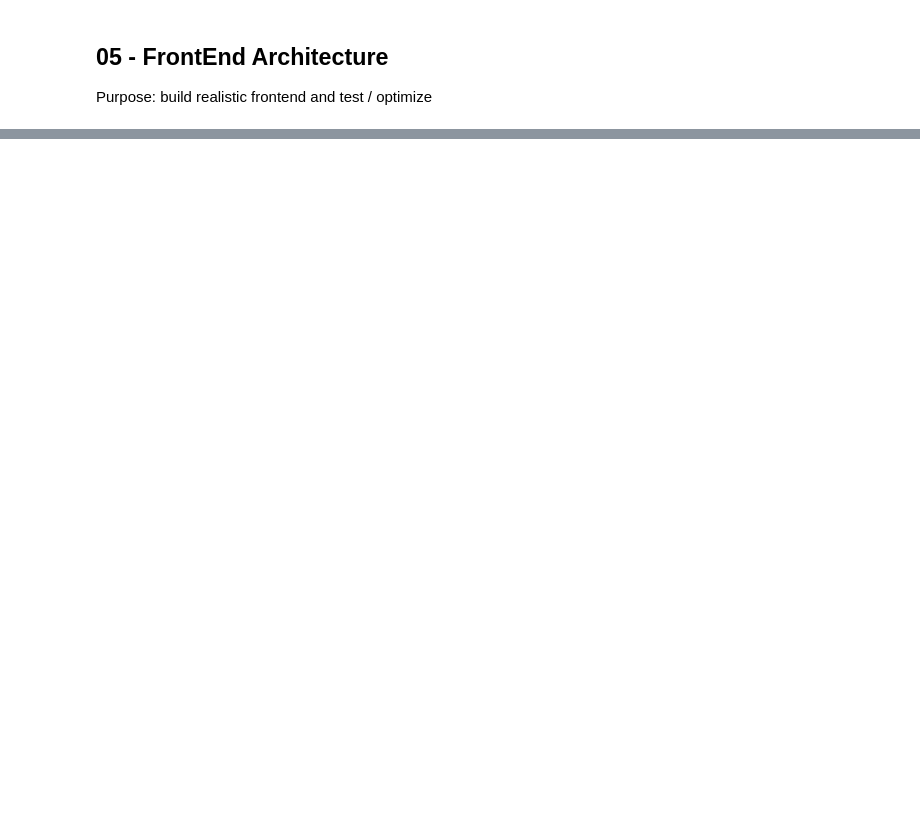
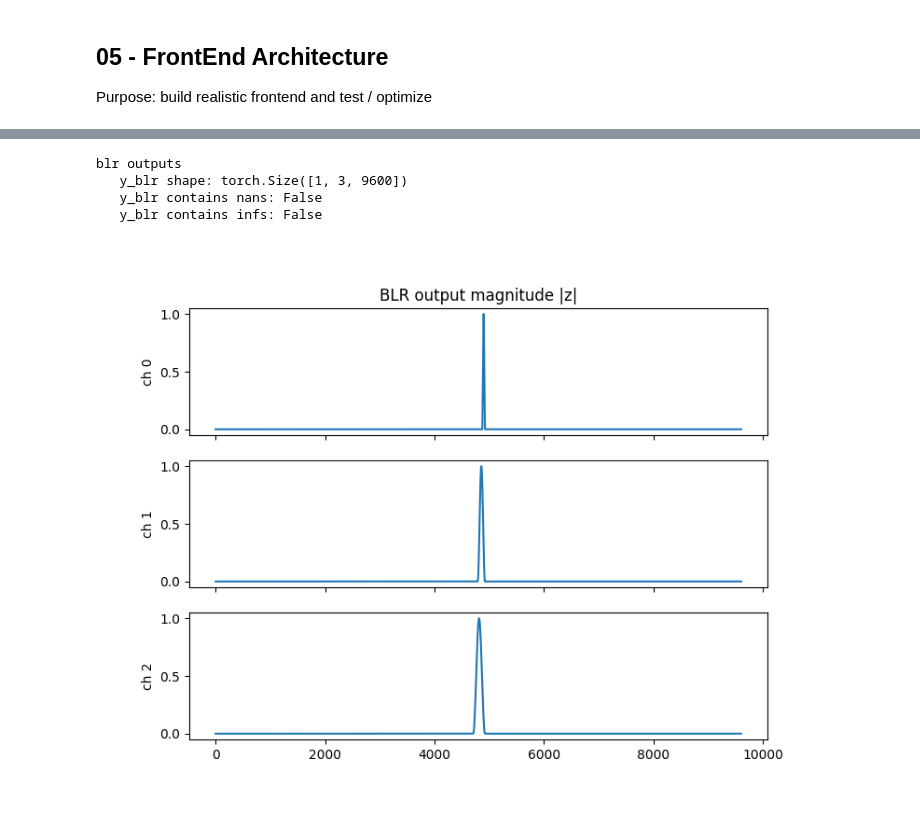
Before and after one commit to lane-miller/speech-deepfake-detection, a Jupyter notebook: 01_poc/05_frontend.ipynb, the cells around one changed output, grey strips where cells are left out. Drawn from its saved outputs; the diff is of its cells as text; code cells hidden in the pictures; blank space fills up the shorter version.

Commit message:
poc5 tests and bug fixes

```diff
--- a/01_poc/05_frontend.ipynb
+++ b/01_poc/05_frontend.ipynb
@@ -195,12 +198,18 @@ class BLR(nn.Module):
         N = int(np.prod(batch_dim))
         xr_flat = xr_up.reshape(N, 1, L * self.up)
         xi_flat = xi_up.reshape(N, 1, L * self.up)
-        x_stack = torch.cat([xr_flat, xi_flat], dim=0)   # [2*B*C, 1, L*up]
 
         filt = self.fir_filter.view(1, 1, -1)
-        x_filt = F.conv1d(x_stack, filt, padding=self.fir_filter.shape[0] // 2)
 
-        xr_filt, xi_filt = x_filt.chunk(2, dim=0)
+        # Workaround: MPS backend does not support F.conv1d on long 1D signals
+        # (raises "Output channels > 65536 not supported"); run this filter on
+        # CPU instead. BLR has no learnable params, so this is safe. Revisit
+        # if PyTorch/MPS adds support for long 1D convolutions.
+        xr_flat, xi_flat, filt = xr_flat.cpu(), xi_flat.cpu(), filt.cpu()
+        xr_filt = F.conv1d(xr_flat, filt, padding=self.fir_filter.shape[0] // 2)
+        xi_filt = F.conv1d(xi_flat, filt, padding=self.fir_filter.shape[0] // 2)
+        xr_filt, xi_filt = xr_filt.to(x.device), xi_filt.to(x.device)
+
         xr_filt = xr_filt.reshape(*batch_dim, -1)
         xi_filt = xi_filt.reshape(*batch_dim, -1)
 
@@ -293,0 +361,47 @@ class AudioFrontEnd(nn.Module):
+# %%
+# BLR Test
+
+blr = BLR()
+y_blr = blr(y, k)
+
+# y_blr
+print('blr outputs')
+print(f"   y_blr shape: {y_blr.shape}")
+print(f"   y_blr contains nans: {torch.isnan(y_blr).any().item()}")
+print(f"   y_blr contains infs: {torch.isinf(y_blr).any().item()}")
+
+y_blr_np = y_blr[0].detach().numpy()  # [nch, 9600]
+
+fig, axs = plt.subplots(nch, 1, figsize=(8, 2*nch), sharex=True)
+for i in range(nch):
+    axs[i].plot(np.abs(y_blr_np[i]))
+    axs[i].set_ylabel(f"ch {i}")
+axs[0].set_title("BLR output magnitude |z|")
+plt.show()
+
+fig, axs = plt.subplots(nch, 1, figsize=(8, 2*nch), sharex=True)
+for i in range(nch):
+    axs[i].plot(y_blr_np[i].real, label='I')
+    axs[i].plot(y_blr_np[i].imag, label='Q', alpha=0.7)
+    axs[i].set_ylabel(f"ch {i}")
+axs[0].legend()
+axs[0].set_title("BLR output I/Q")
+plt.show()
+
+fig, axs = plt.subplots(nch, 1, figsize=(8, 2*nch), sharex=True)
+freqs_out = np.fft.fftshift(np.fft.fftfreq(y_blr.shape[-1], d=1/blr.BW))
+
+for i in range(nch):
+    spec = np.fft.fftshift(np.fft.fft(y_blr_np[i]))
+    axs[i].plot(freqs_out, np.abs(spec))
+    axs[i].set_ylabel(f"ch {i}")
+
+axs[0].set_title("BLR output spectrum (post-demod, baseband)")
+axs[-1].set_xlabel("Hz (relative to fce)")
+plt.show()
+# %% [output]
+blr outputs
+   y_blr shape: torch.Size([1, 3, 9600])
+   y_blr contains nans: False
+   y_blr contains infs: False
+[figure, added]
```
Also changed, not shown: parts of 7 cells of this notebook.
